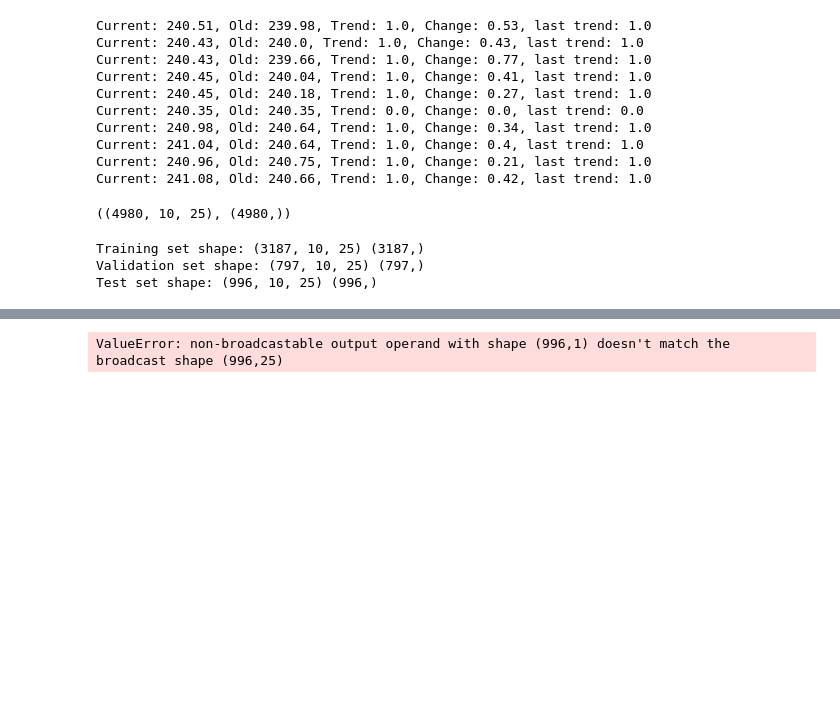
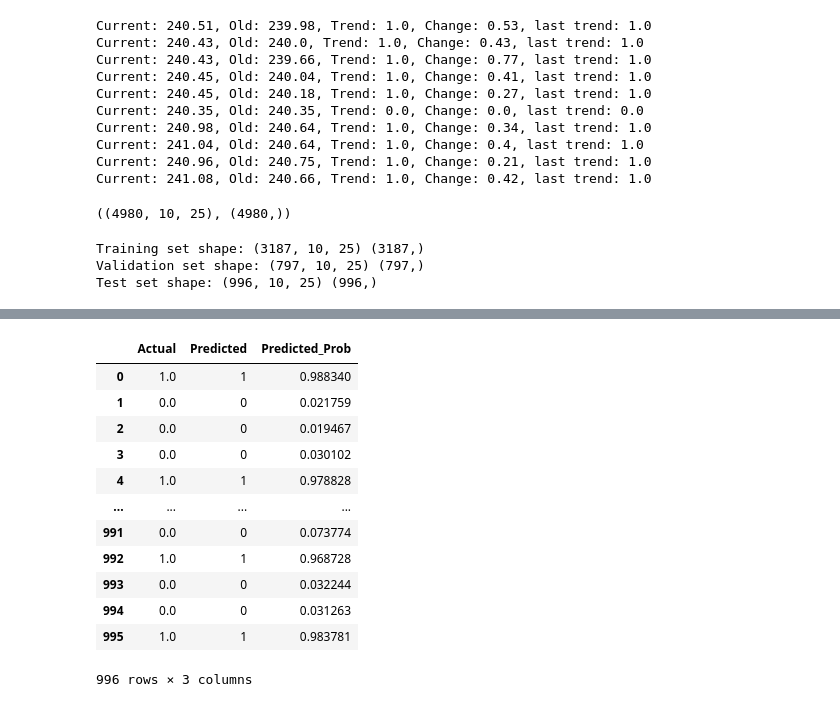
Before and after one commit to MauritzHaekli/stock-trend-predictor, a Jupyter notebook: predictor.ipynb, the cells around one changed output, grey strips where cells are left out. Saved outputs shown, nothing was run; the diff lists cells and outputs as text; code cells hidden in the pictures; blank space fills up the shorter version.

```diff
--- a/predictor.ipynb
+++ b/predictor.ipynb
@@ -195,6 +195,5 @@ Test Loss: 0.0761, Test Accuracy: 99.30%
 # %%
 y_pred_prob = model.predict(X_test)
-y_red_prob = scaler.inverse_transform(y_pred_prob)
 y_pred = (y_pred_prob > 0.5).astype(int)
 
 y_actual = y_test
@@ -205,4 +204,16 @@ results_df
+|  | Actual | Predicted | Predicted_Prob |
+| 0 | 1.0 | 1 | 0.988340 |
+| 1 | 0.0 | 0 | 0.021759 |
+| 2 | 0.0 | 0 | 0.019467 |
+| 3 | 0.0 | 0 | 0.030102 |
+| 4 | 1.0 | 1 | 0.978828 |
+| ... | ... | ... | ... |
+| 991 | 0.0 | 0 | 0.073774 |
+| 992 | 1.0 | 1 | 0.968728 |
+| 993 | 0.0 | 0 | 0.032244 |
+| 994 | 0.0 | 0 | 0.031263 |
+| 995 | 1.0 | 1 | 0.983781 |
-ValueError: non-broadcastable output operand with shape (996,1) doesn't match the broadcast shape (996,25)
+996 rows × 3 columns
 # %%
 # Calculate evaluation metrics
 accuracy = accuracy_score(y_test, y_pred)
```
Also changed, not shown: parts of 4 cells of this notebook, 1 other file.
